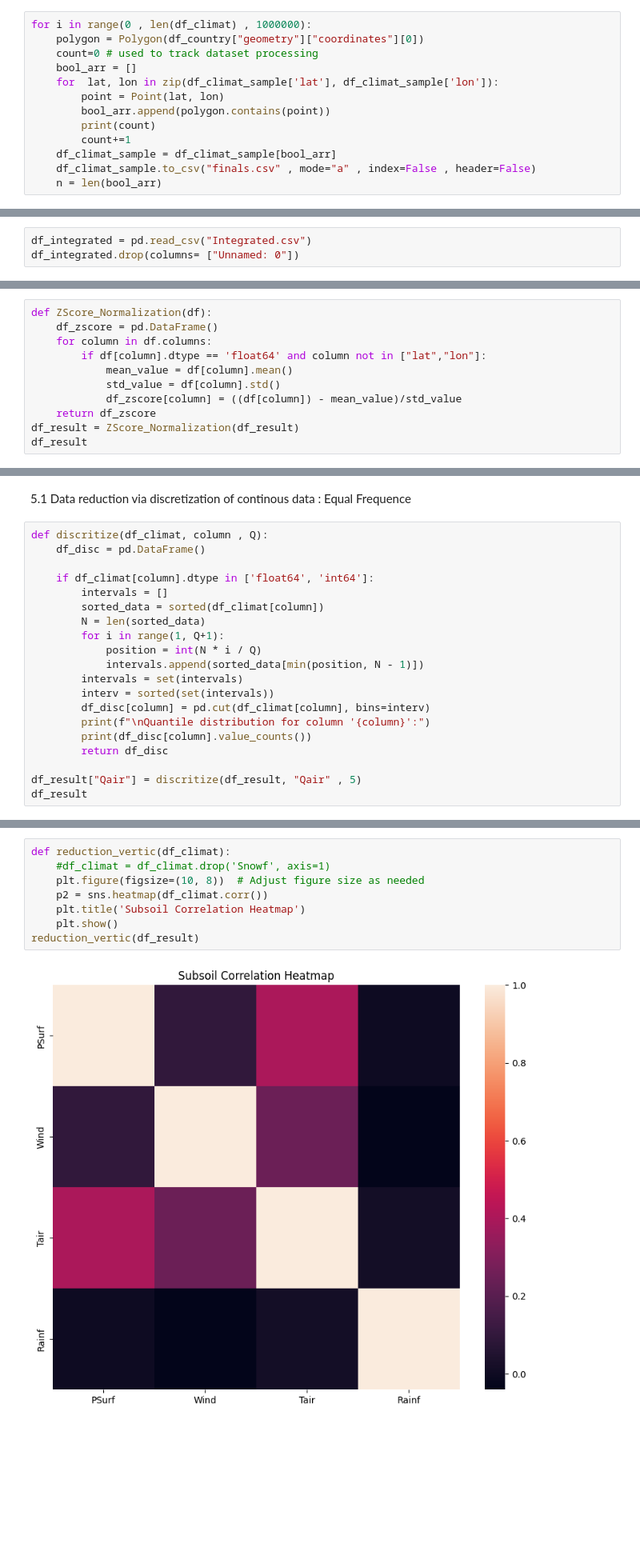
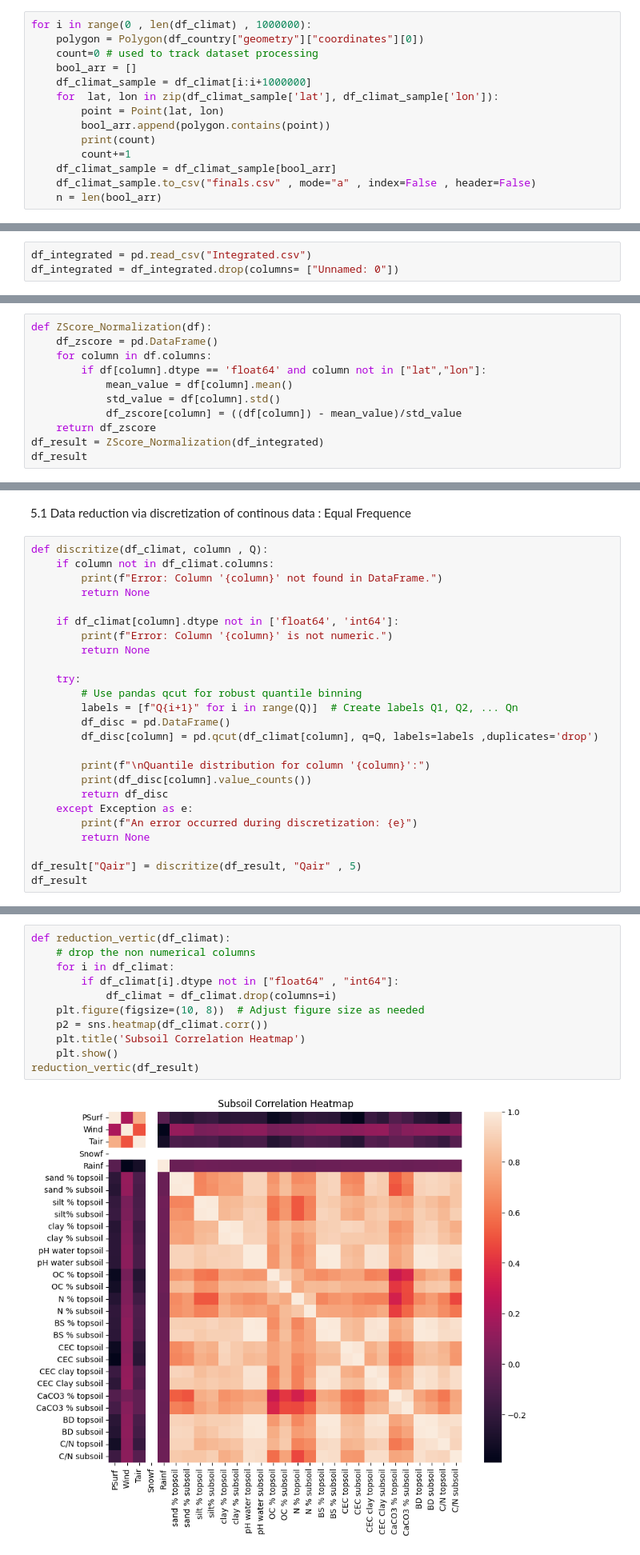
Before and after one commit to grosvenor01/Soil-DATA-manip, a Jupyter notebook: main.ipynb, the cells around one changed output, grey strips where cells are left out. Shown at 80% size. Cells and saved outputs as stored; diff of their text form; blank space fills up the shorter version.

Commit message:
correct the data pipeline & remove no needed functions

```diff
--- a/main.ipynb
+++ b/main.ipynb
@@ -596,6 +545,7 @@ for i in range(0 , len(df_climat) , 1000000):
     polygon = Polygon(df_country["geometry"]["coordinates"][0])
     count=0 # used to track dataset processing
     bool_arr = []
+    df_climat_sample = df_climat[i:i+1000000]
     for  lat, lon in zip(df_climat_sample['lat'], df_climat_sample['lon']):
         point = Point(lat, lon)
         bool_arr.append(polygon.contains(point))
@@ -1071,4 +990,4 @@ df_result = df_result.dropna()
 df_result.to_csv("Integrated.csv")
 # %%
 df_integrated = pd.read_csv("Integrated.csv")
-df_integrated.drop(columns= ["Unnamed: 0"])
+df_integrated = df_integrated.drop(columns= ["Unnamed: 0"])
@@ -1178,5 +1083,5 @@ def ZScore_Normalization(df):
             std_value = df[column].std()
             df_zscore[column] = ((df[column]) - mean_value)/std_value
     return df_zscore
-df_result = ZScore_Normalization(df_result)
+df_result = ZScore_Normalization(df_integrated)
 df_result
@@ -1184,21 +1103,26 @@ df_result
 5.1 Data reduction via discretization of continous data : Equal Frequence
 # %%
 def discritize(df_climat, column , Q):
-    df_disc = pd.DataFrame()
+    if column not in df_climat.columns:
+        print(f"Error: Column '{column}' not found in DataFrame.")
+        return None
 
-    if df_climat[column].dtype in ['float64', 'int64']:
-        intervals = []
-        sorted_data = sorted(df_climat[column])
-        N = len(sorted_data)
-        for i in range(1, Q+1):
-            position = int(N * i / Q)
-            intervals.append(sorted_data[min(position, N - 1)])
-        intervals = set(intervals)
-        interv = sorted(set(intervals))
-        df_disc[column] = pd.cut(df_climat[column], bins=interv)
+    if df_climat[column].dtype not in ['float64', 'int64']:
+        print(f"Error: Column '{column}' is not numeric.")
+        return None
+
+    try:
+        # Use pandas qcut for robust quantile binning
+        labels = [f"Q{i+1}" for i in range(Q)]  # Create labels Q1, Q2, ... Qn
+        df_disc = pd.DataFrame()
+        df_disc[column] = pd.qcut(df_climat[column], q=Q, labels=labels ,duplicates='drop')
+
         print(f"\nQuantile distribution for column '{column}':")
         print(df_disc[column].value_counts())
         return df_disc
+    except Exception as e:
+        print(f"An error occurred during discretization: {e}")
+        return None
 
 df_result["Qair"] = discritize(df_result, "Qair" , 5)
 df_result
@@ -1311,10 +1226,13 @@ Number of dropped values in column Qiar D: 579852
 # %%
 def reduction_vertic(df_climat):
-    #df_climat = df_climat.drop('Snowf', axis=1)
+    # drop the non numerical columns
+    for i in df_climat:
+        if df_climat[i].dtype not in ["float64" , "int64"]:
+            df_climat = df_climat.drop(columns=i)
     plt.figure(figsize=(10, 8))  # Adjust figure size as needed
     p2 = sns.heatmap(df_climat.corr())
     plt.title('Subsoil Correlation Heatmap')
     plt.show()
 reduction_vertic(df_result)
 # %% [output]
-[figure, old version]
+[figure, new version]
```
Also changed, not shown: parts of 9 cells of this notebook.
